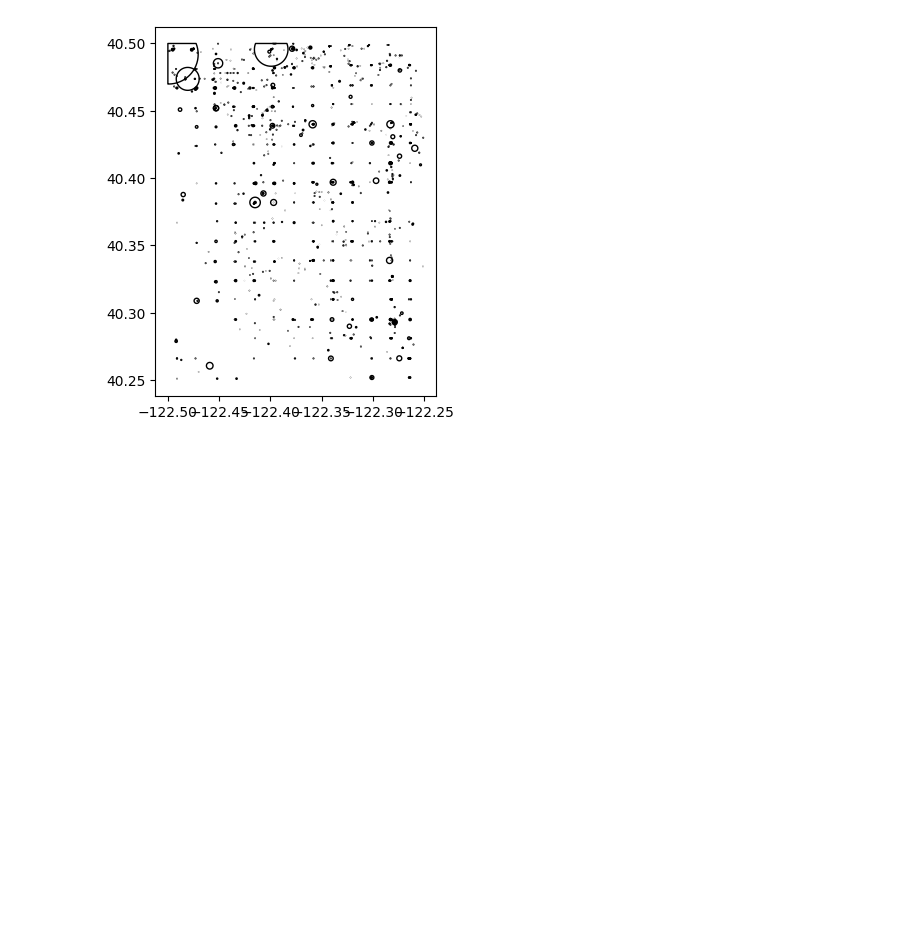
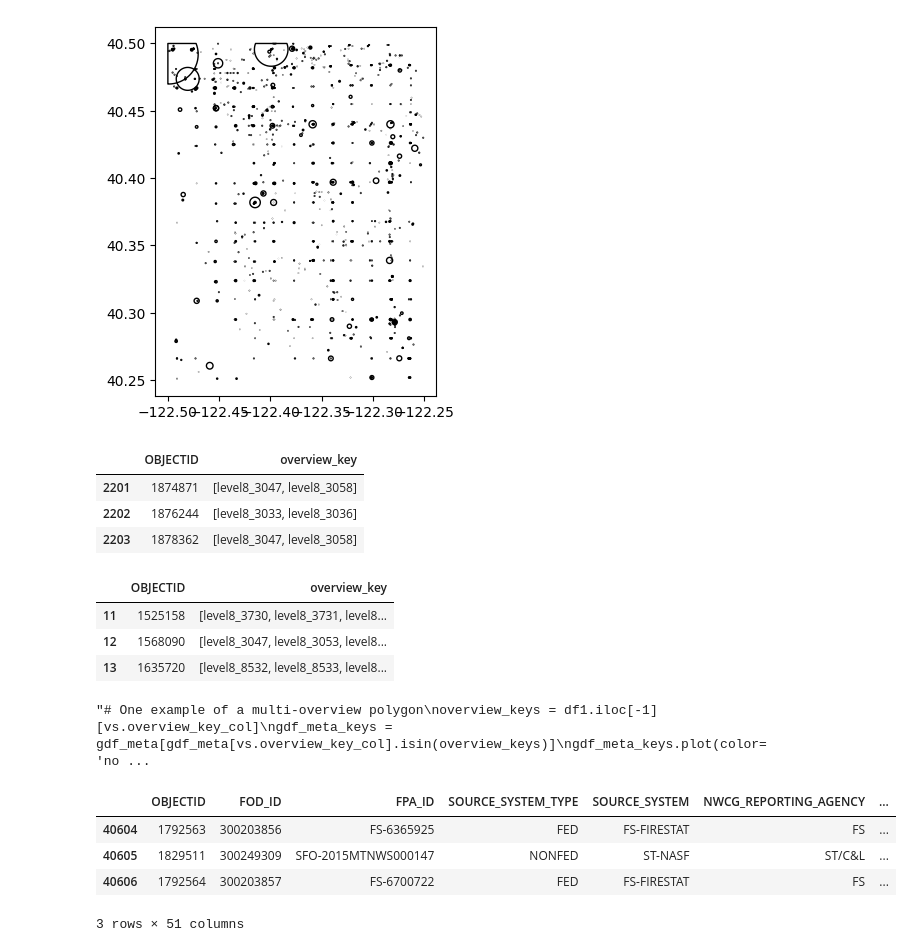
Before and after one commit to IBM/tensorlakehouse, a Jupyter notebook: examples/upload_kaggle_wildfire.ipynb, the cells around one changed output. Drawn from its saved outputs; the diff is of its cells as text; code cells hidden in the pictures; blank space fills up the shorter version.

```diff
--- a/examples/upload_kaggle_wildfire.ipynb
+++ b/examples/upload_kaggle_wildfire.ipynb
@@ -308,3 +334,39 @@ gdf_query.plot(color='None')
 # %% [output]
 <AxesSubplot:>
 [figure]
+# %%
+df_intersected = vs.read_intersected_geometry()
+df_intersected.tail(3)
+# %% [output]
+|  | OBJECTID | overview_key |
+| 2201 | 1874871 | [level8_3047, level8_3058] |
+| 2202 | 1876244 | [level8_3033, level8_3036] |
+| 2203 | 1878362 | [level8_3047, level8_3058] |
+# %%
+df1 = df_intersected[df_intersected[vs.overview_key_col].apply(lambda x: len(x))>2].reset_index(drop=True)
+df1.tail(3)
+# %% [output]
+|  | OBJECTID | overview_key |
+| 11 | 1525158 | [level8_3730, level8_3731, level8... |
+| 12 | 1568090 | [level8_3047, level8_3053, level8... |
+| 13 | 1635720 | [level8_8532, level8_8533, level8... |
+# %%
+# One example of a multi-overview polygon
+overview_keys = df1.iloc[-1][vs.overview_key_col]
+gdf_meta_keys = gdf_meta[gdf_meta[vs.overview_key_col].isin(overview_keys)]
+gdf_meta_keys.plot(color='none')
+# %% [output]
+"# One example of a multi-overview polygon\noverview_keys = df1.iloc[-1][vs.overview_key_col]\ngdf_meta_keys = gdf_meta[gdf_meta[vs.overview_key_col].isin(overview_keys)]\ngdf_meta_keys.plot(color='no ...
+# %%
+gdf = []
+for filepath in gdf_meta_keys['filepath']:
+    gdf.append(geopandas.read_parquet(filepath))
+
+gdf = pandas.concat(gdf).reset_index(drop=True)
+gdf.tail(3)
+# %% [output]
+|  | OBJECTID | FOD_ID | FPA_ID | SOURCE_SYSTEM_TYPE | SOURCE_SYSTEM | NWCG_REPORTING_AGENCY | ... |
+| 40604 | 1792563 | 300203856 | FS-6365925 | FED | FS-FIRESTAT | FS | ... |
+| 40605 | 1829511 | 300249309 | SFO-2015MTNWS000147 | NONFED | ST-NASF | ST/C&L | ... |
+| 40606 | 1792564 | 300203857 | FS-6700722 | FED | FS-FIRESTAT | FS | ... |
+3 rows × 51 columns
```
Also changed, not shown: parts of 10 cells of this notebook.
